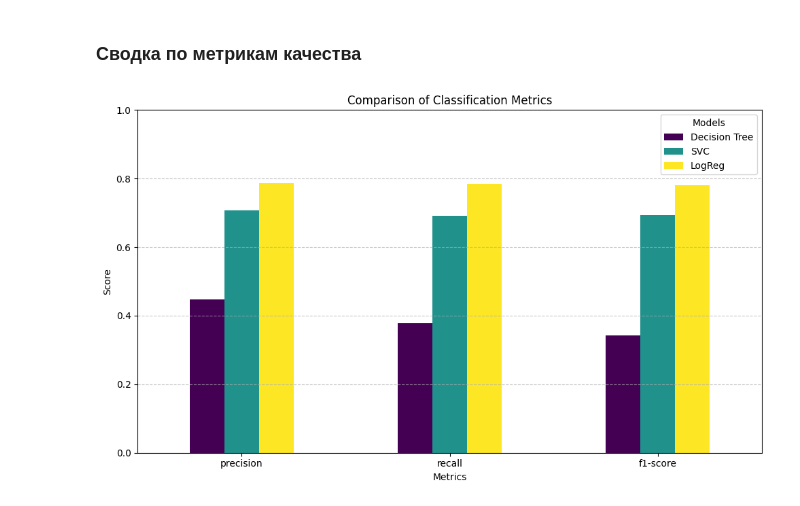
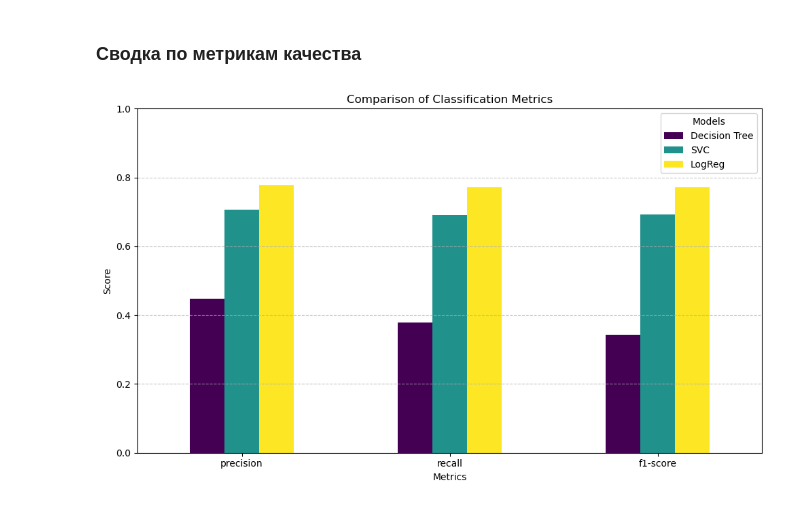
Before and after one commit to DAChernikov/AuthDef_group_project, a Jupyter notebook: notebooks/baseline_notebook.ipynb, the cells around one changed output. Saved outputs shown, nothing was run; the diff lists cells and outputs as text; code cells hidden in the pictures.

```diff
--- a/notebooks/baseline_notebook.ipynb
+++ b/notebooks/baseline_notebook.ipynb
@@ -48,7 +48,7 @@ X_train, X_test, y_train, y_test = train_test_split(X, y, test_size=0.2, random_
 ### Обучение трех разных моделей и их метрики (baseline)
 # %%
 model_SVC = SVC(kernel='linear', random_state=42)
-model_logreg = LogisticRegression(random_state=42, max_iter=500)
+model_logreg = LogisticRegression(random_state=42, max_iter=1000)
 model_dt = DecisionTreeClassifier(max_depth=5, random_state=42)
 
 model_SVC.fit(X_train, y_train)
@@ -281,34 +274,34 @@ Classification Report:
 # %%
 import matplotlib.pyplot as plt
 
-report_dt = classification_report(y_test, y_pred_dt, output_dict=True)
-report_svc = classification_report(y_test, y_pred_SVC, output_dict=True)
-report_logreg = classification_report(y_test, y_pred_logreg, output_dict=True)
+report_dt = classification_report(y_test, y_pred_dt, output_dict=True, zero_division=0)
+report_svc = classification_report(y_test, y_pred_SVC, output_dict=True, zero_division=0)
+report_logreg = classification_report(y_test, y_pred_logreg, output_dict=True, zero_division=0)
 
 # Выбираем метрики для визуализации
 metrics = ['precision', 'recall', 'f1-score']
 labels = ['Decision Tree', 'SVC', 'LogReg']
 
 # Извлечение метрик
 data = {
     'Decision Tree': [report_dt['macro avg'][metric] for metric in metrics],
     'SVC': [report_svc['macro avg'][metric] for metric in metrics],
     'LogReg': [report_logreg['macro avg'][metric] for metric in metrics]
 }
 
 # Создание DataFrame для удобства работы
 df = pd.DataFrame(data, index=metrics)
 
 # Построение гистограммы
 df.plot(kind='bar', figsize=(10, 6), colormap='viridis')
 plt.title('Comparison of Classification Metrics')
 plt.xlabel('Metrics')
 plt.ylabel('Score')
 plt.ylim(0, 1)
 plt.xticks(rotation=0)
 plt.legend(title='Models')
 plt.grid(axis='y', linestyle='--', alpha=0.7)
 plt.tight_layout()
 plt.show()
 # %% [output]
-[figure, old version]
+[figure, new version]
```
Also changed, not shown: parts of 5 cells of this notebook.
